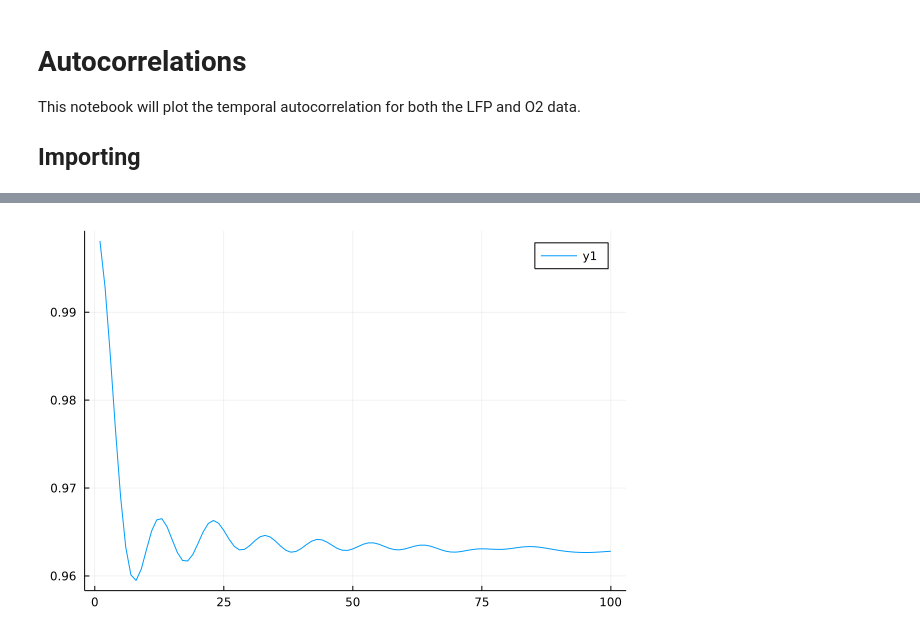
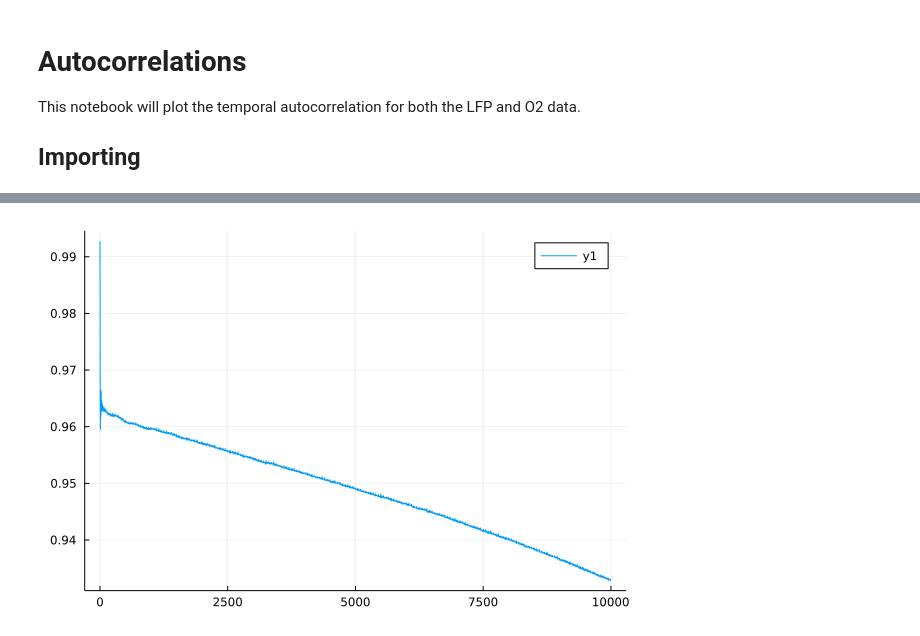
Before and after one commit to alexelwood14/O2-LFP-modelling, a Jupyter notebook: src/notebooks/autocorrelation.ipynb, the cells around one changed output, grey strips where cells are left out. Saved outputs shown, nothing was run; the diff lists cells and outputs as text; code cells hidden in the pictures.

```diff
--- a/src/notebooks/autocorrelation.ipynb
+++ b/src/notebooks/autocorrelation.ipynb
@@ -98,10 +98,10 @@ o2_data[:,2] = (o2_data[:,2] .- mean(o2_data[:,2])) ./ std(o2_data[:,2])
 # %%
 max_step = 1000000
 #steps = (1:1000:max_step)
 sample_size = 100000
 #cors = [cor(o2_data[1:sample_size,2], o2_data[1+i:sample_size+i, 2]) for i in steps]
 #plot(steps, cors)
-cors = autocor(o2_data[1:end,2], (1:100))
+cors = autocor(o2_data[2:end,2], (2:10000))
 plot(cors)
 # %% [output]
-[figure, old version]
+[figure, new version]
```
Also changed, not shown: 19 other files.
